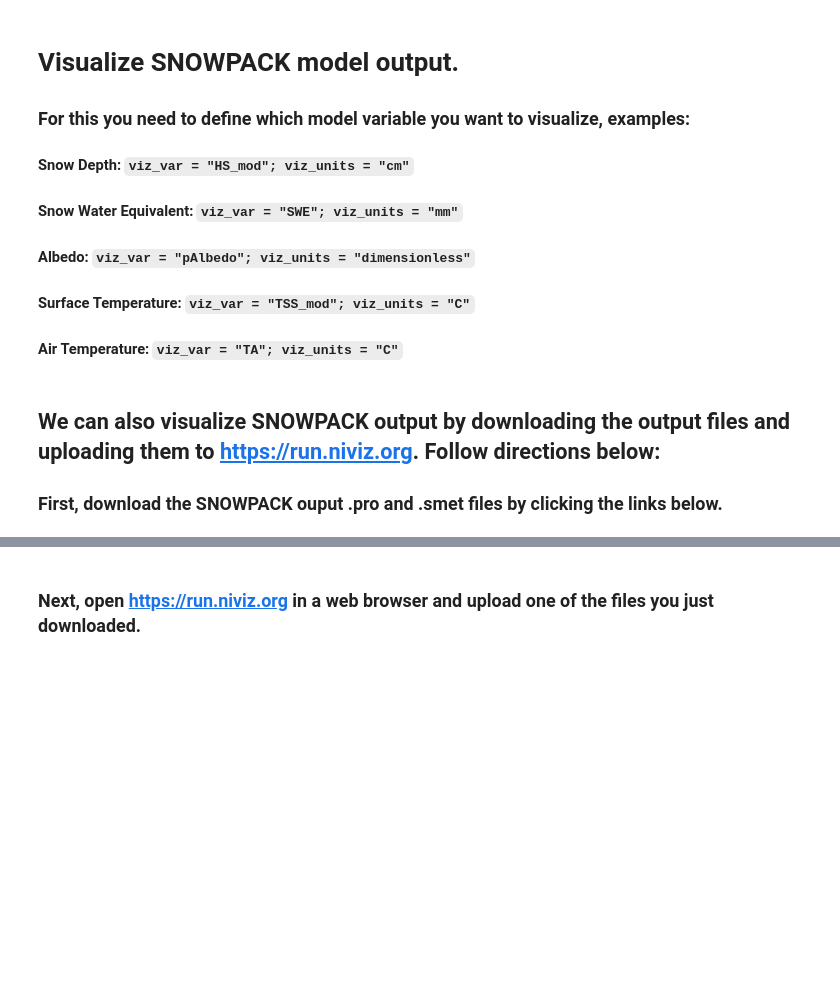
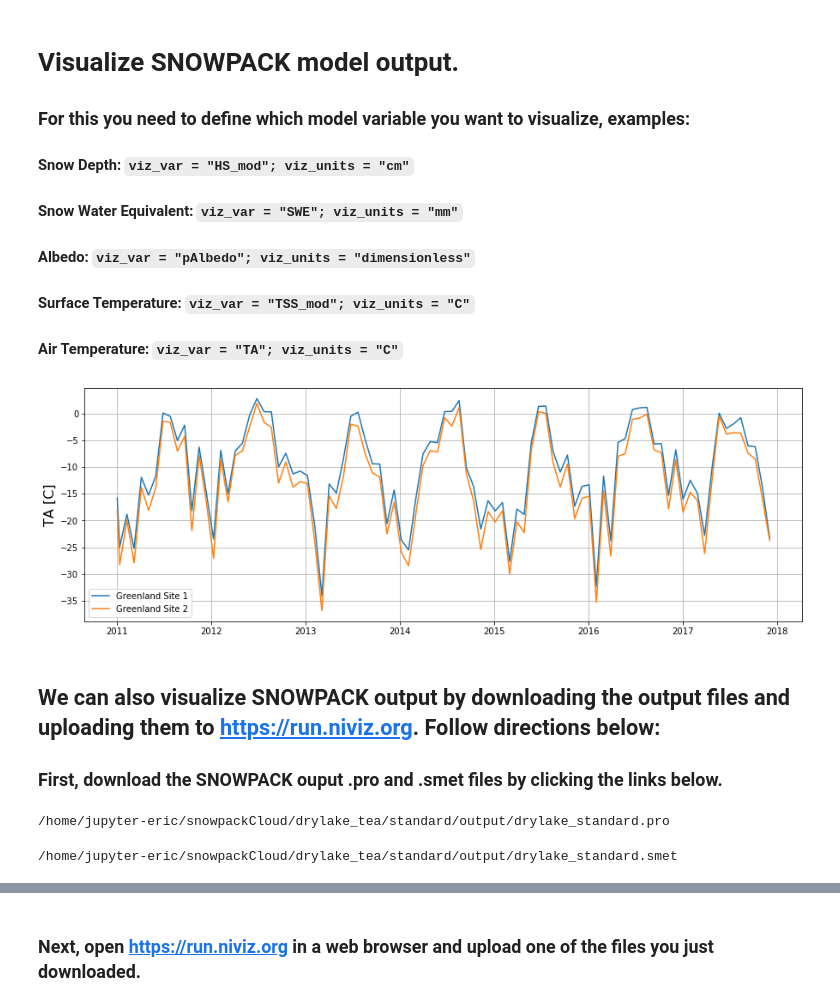
Before and after one commit to EricKeenan/snowpackCloud, a Jupyter notebook: Lab_2.ipynb, the cells around one changed output, grey strips where cells are left out. Cells and saved outputs as stored; diff of their text form; code cells hidden in the pictures; blank space fills up the shorter version.

```diff
--- a/Lab_2.ipynb
+++ b/Lab_2.ipynb
@@ -140,30 +140,31 @@ updating: output/G1_standard.ini (deflated 64%)
 # experiment_id = "plus_one_degree" # increase air temperature by 1 degree celsius
 # experiment_id = "double_precipitation" # increase precipitation by a factor of two
 # Spaces or special characters in the experiment ID are not allowed (eg. "plus_one_degree" not "plus one degree")
-AP_experiment_id = "standard" # no spaces or special characters.
+G2_experiment_id = "standard" # no spaces or special characters.
 
 # Modify the input weather data
 # Multiplicative factors (mf) (ex: Twice as much precipitation)
-AP_TA_mf = 1 # Air temperature
-AP_RH_mf = 1 # Relative humidity
-AP_WS_mf = 1 # Wind speed
-AP_P_mf = 1 # Precipitation
-AP_SWR_mf = 1 # Incoming shortwave radiation
-AP_LWR_mf = 1 # Incoming longwave radiation
+G2_TA_mf = 1 # Air temperature
+G2_RH_mf = 1 # Relative humidity
+G2_WS_mf = 1 # Wind speed
+G2_P_mf = 1 # Precipitation
+G2_SWR_mf = 1 # Incoming shortwave radiation
+G2_LWR_mf = 1 # Incoming longwave radiation
 
 # Additive factors (af) (ex: Make air temperature  degree warmer)
-AP_TA_af = 0 # Air temperature (degrees C)
-AP_RH_af = 0 # Relative humidity (dimensionless, 0 - 1)
-AP_WS_af = 0 # Wind speed (m/s)
-AP_P_af = 0 # Precipitation (mm/hr)
-AP_SWR_af = 0 # Incoming shortwave radiation (W/m^2)
-AP_LWR_af = 0 # Incoming longwave radiation (W/m^2)
+G2_TA_af = 0 # Air temperature (degrees C)
+G2_RH_af = 0 # Relative humidity (dimensionless, 0 - 1)
+G2_WS_af = 0 # Wind speed (m/s)
+G2_P_af = 0 # Precipitation (mm/hr)
+G2_SWR_af = 0 # Incoming shortwave radiation (W/m^2)
+G2_LWR_af = 0 # Incoming longwave radiation (W/m^2)
 
 # Experiment end time ("YYYY-MM-DDTHH:MM:SS"). Note that the simulations starts at 1980-01-01T00:00:00
-AP_end = "2007-01-01T00:00:00"
+G2_end = "2017-12-31T21:00:00"
+# G2_end = "2011-02-01T00:00:00"
 
 # Simulation location tag, do not edit.
-AP_site = "AP"
+G2_site = "G2"
 # %% [markdown]
 ### DO NOT EDIT BELOW - non user editable commands. This tells SNOWPACK to start.
 # %%
@@ -179,29 +199,35 @@ bash run_SNOWPACK.sh $1 $2 $3 $4 $5 $6 $7 $8 $9 ${10} ${11} ${12} ${13} ${14} ${
 ##### <span style="font-size:larger;">Air Temperature:</span> `viz_var = "TA"; viz_units = "C"`
 # %%
 # Edit Here: Visualization variable
-viz_var = "TSS_mod"; viz_units = "C"
+viz_var = "TA"; viz_units = "C"
 
 # SNOWPACK output file paths
-AP_smet_path = "AP/" + AP_experiment_id + "/output/AP_" + AP_experiment_id + ".smet"
-SP_smet_path = "SP/" + SP_experiment_id + "/output/SP_" + SP_experiment_id + ".smet"
+G1_smet_path = "G1/" + G1_experiment_id + "/output/G1_" + G1_experiment_id + ".smet"
+G2_smet_path = "G2/" + G2_experiment_id + "/output/G2_" + G2_experiment_id + ".smet"
 
 # Retrieve data
-AP_var= snowpack_1D.get_smet_timeseries(AP_smet_path, viz_var)
-SP_var = snowpack_1D.get_smet_timeseries(SP_smet_path, viz_var)
+G1_var= snowpack_1D.get_smet_timeseries(G1_smet_path, viz_var)
+G2_var = snowpack_1D.get_smet_timeseries(G2_smet_path, viz_var)
 
 # Figure
 fig1 = plt.figure(1, figsize=(15,5))
-plt.plot(AP_var, label="Antarctic Peninsula")
-plt.plot(SP_var, label="South Pole")
+plt.plot(G1_var, label="Greenland Site 1")
+plt.plot(G2_var, label="Greenland Site 2")
 plt.ylabel(viz_var + " [" + viz_units + "]", fontsize=16)
 plt.legend()
 plt.grid()
+# %% [output]
+[figure, added]
 # %% [markdown]
 ## We can also visualize SNOWPACK output by downloading the output files and uploading them to https://run.niviz.org. Follow directions below:
 ### First, download the SNOWPACK ouput .pro and .smet files by clicking the links below.
 # %%
-drylake_pro_path = "drylake/" + drylake_experiment_id + "/output/drylake_" + drylake_experiment_id + ".pro"
+drylake_pro_path = "drylake_tea/" + drylake_tea_experiment_id + "/output/drylake_" + drylake_tea_experiment_id + ".pro"
 FileLink(drylake_pro_path)
+# %% [output]
+/home/jupyter-eric/snowpackCloud/drylake_tea/standard/output/drylake_standard.pro
 # %%
-drylake_smet_path = "drylake/" + drylake_experiment_id + "/output/drylake_" + drylake_experiment_id + ".smet"
+drylake_smet_path = "drylake_tea/" + drylake_tea_experiment_id + "/output/drylake_" + drylake_tea_experiment_id + ".smet"
 FileLink(drylake_smet_path)
+# %% [output]
+/home/jupyter-eric/snowpackCloud/drylake_tea/standard/output/drylake_standard.smet
```
Also changed, not shown: parts of 15 cells of this notebook, 9 other files.
